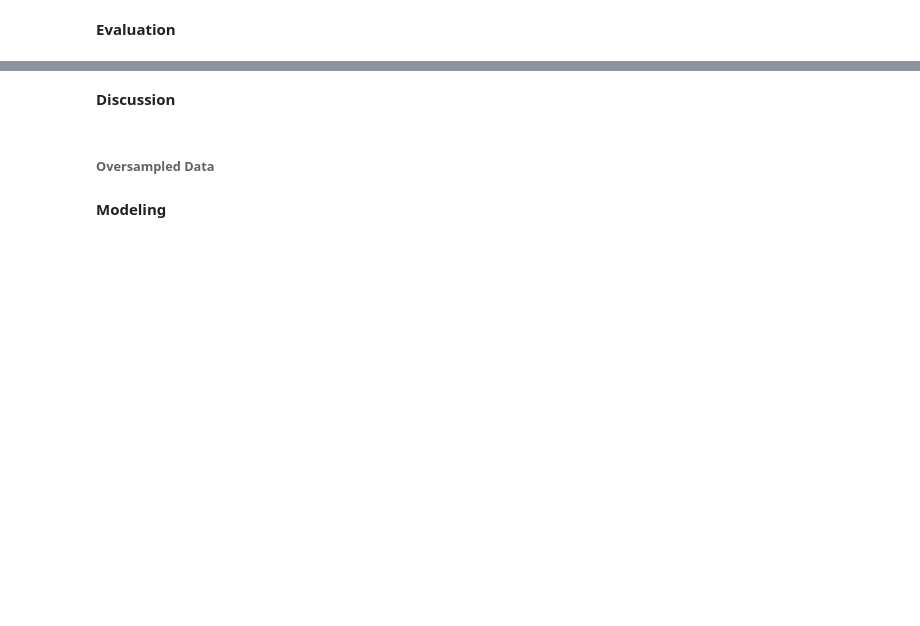
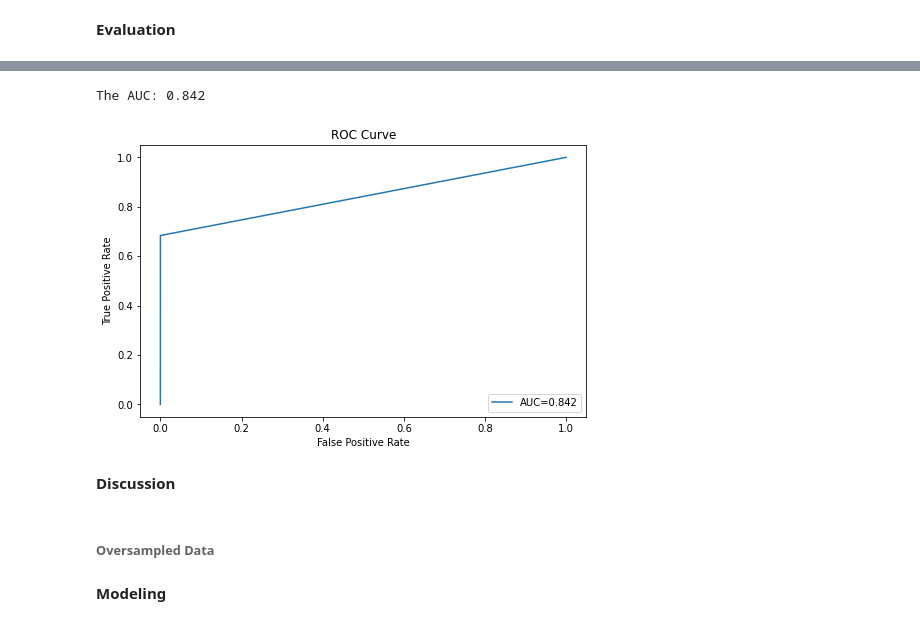
Before and after one commit to kkrusere/Credit-Card-Fraud-Anomaly-Outlier-Detection, a Jupyter notebook: Credit_Card_fraud_detection.ipynb, the cells around one changed output, grey strips where cells are left out. Saved outputs shown, nothing was run; the diff lists cells and outputs as text; code cells hidden in the pictures; blank space fills up the shorter version.

```diff
--- a/Credit_Card_fraud_detection.ipynb
+++ b/Credit_Card_fraud_detection.ipynb
@@ -1310,5 +1354,8 @@ create_confusion_matrix(y_pred)
 # %%
-RF_O_fpr, RF_O_tpr = create_ROC_curve(y_pred)
+SVC_O_fpr, SVC_O_tpr = create_ROC_curve(y_pred)
+# %% [output]
+The AUC: 0.842
+[figure, added]
 # %% [markdown]
 **Discussion**
 # %% [markdown]
```
Also changed, not shown: parts of 91 cells of this notebook.
